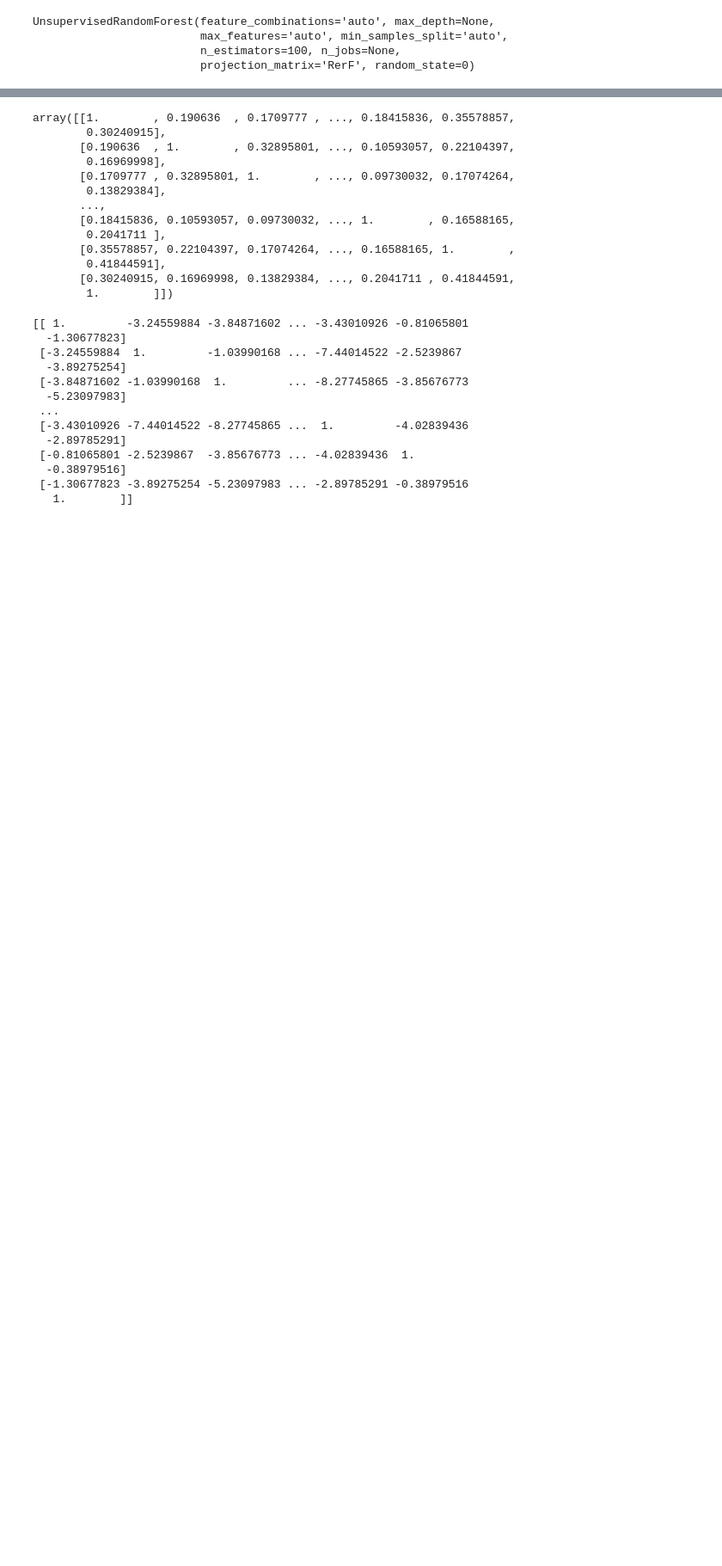
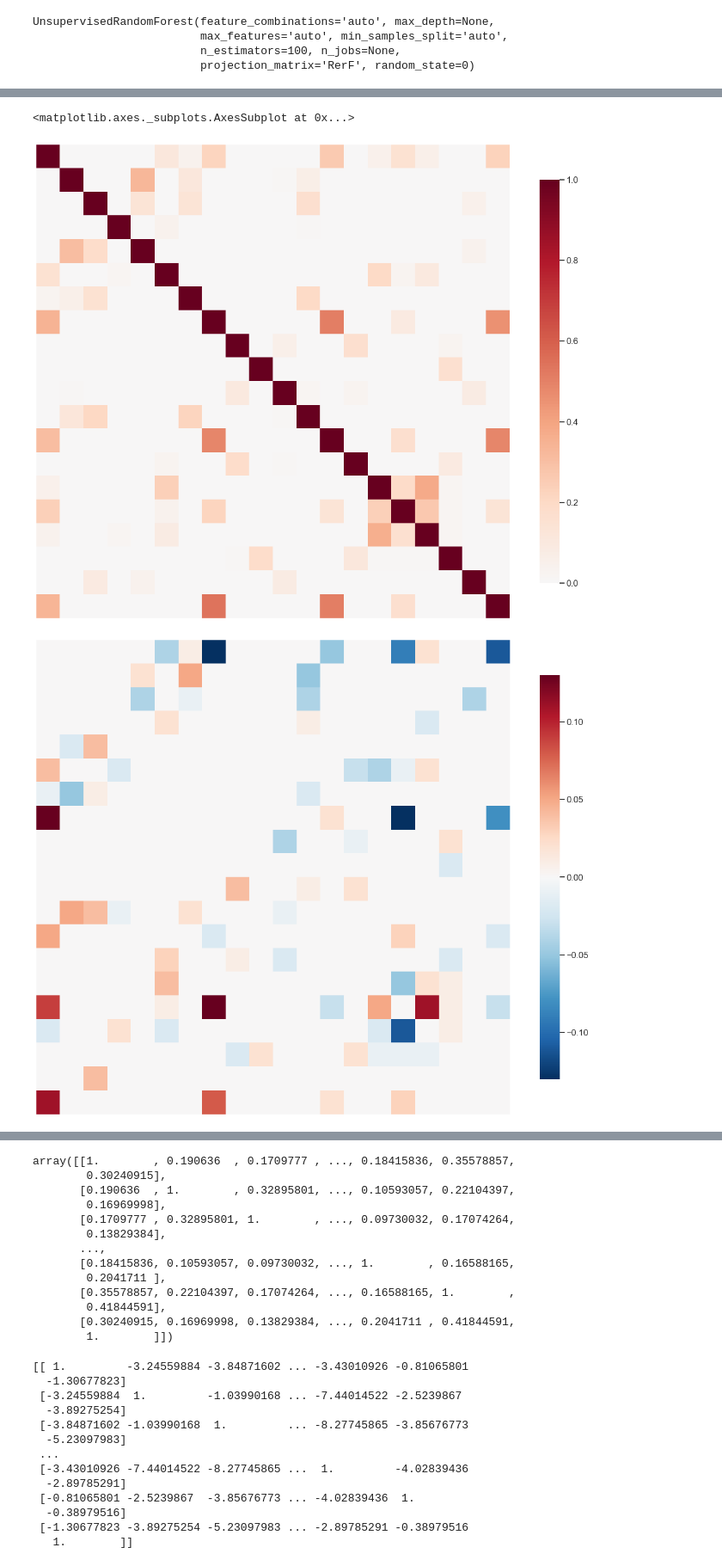
Before and after one commit to NeuroDataDesign/team-forbidden-forest, a Jupyter notebook: Sahana/USPORF_MDS (1).ipynb, the cells around one changed output, grey strips where cells are left out. Shown: that part at 86% size. Saved outputs shown, nothing was run; the diff lists cells and outputs as text; code cells hidden in the pictures; blank space fills up the shorter version.

```diff
--- a/Sahana/USPORF_MDS (1).ipynb
+++ b/Sahana/USPORF_MDS (1).ipynb
@@ -72,3 +72,16 @@ plt.imshow(sim_mat)
+# %%
+from graspy.utils import is_symmetric, is_almost_symmetric
+from graspy.plot import heatmap
+
+heatmap(sim_mat[:20, :20], figsize=(20,20))
+
+diff = sim_mat - sim_mat.T
+
+heatmap(diff[:20,:20], figsize=(20,20))
+# %% [output]
+<matplotlib.axes._subplots.AxesSubplot at 0x...>
+[figure, added]
+[figure, added]
 # %%
 #According to the previous run experiments, we found that the similarity matrix isn't truely symmetric
 #Utilize the grapsy function to make it symmetric
```
Also changed, not shown: parts of 9 cells of this notebook.
